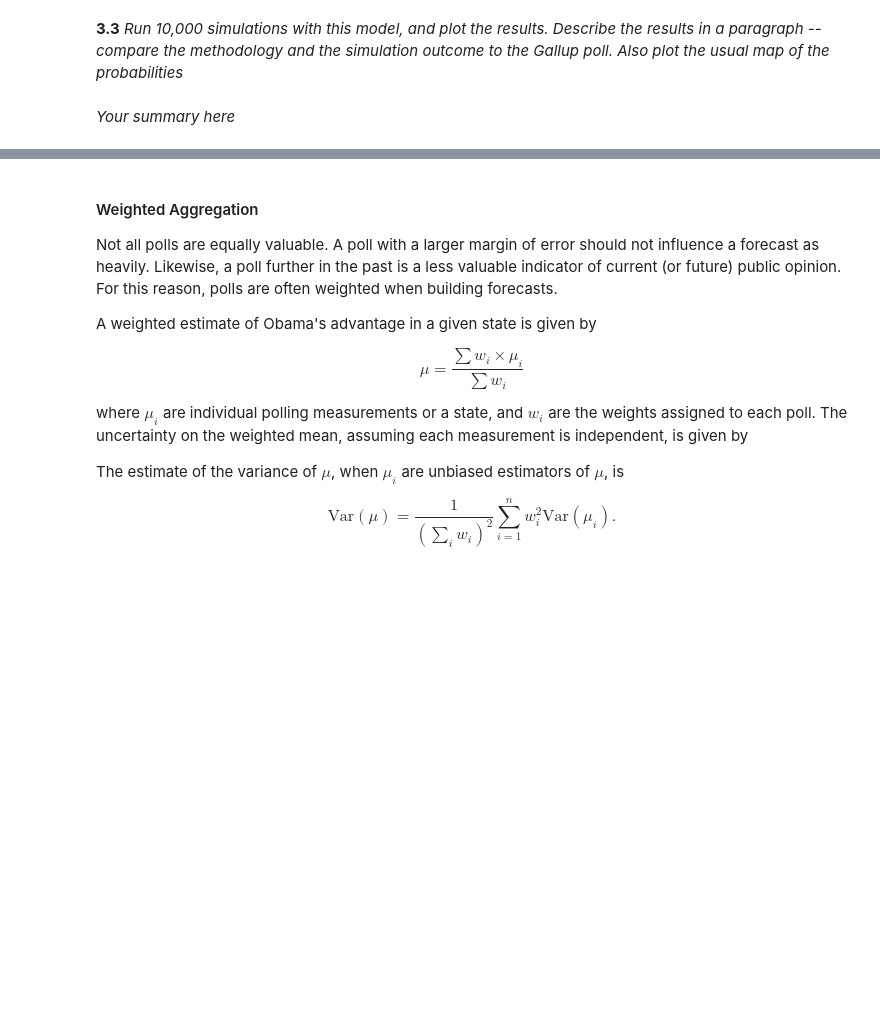
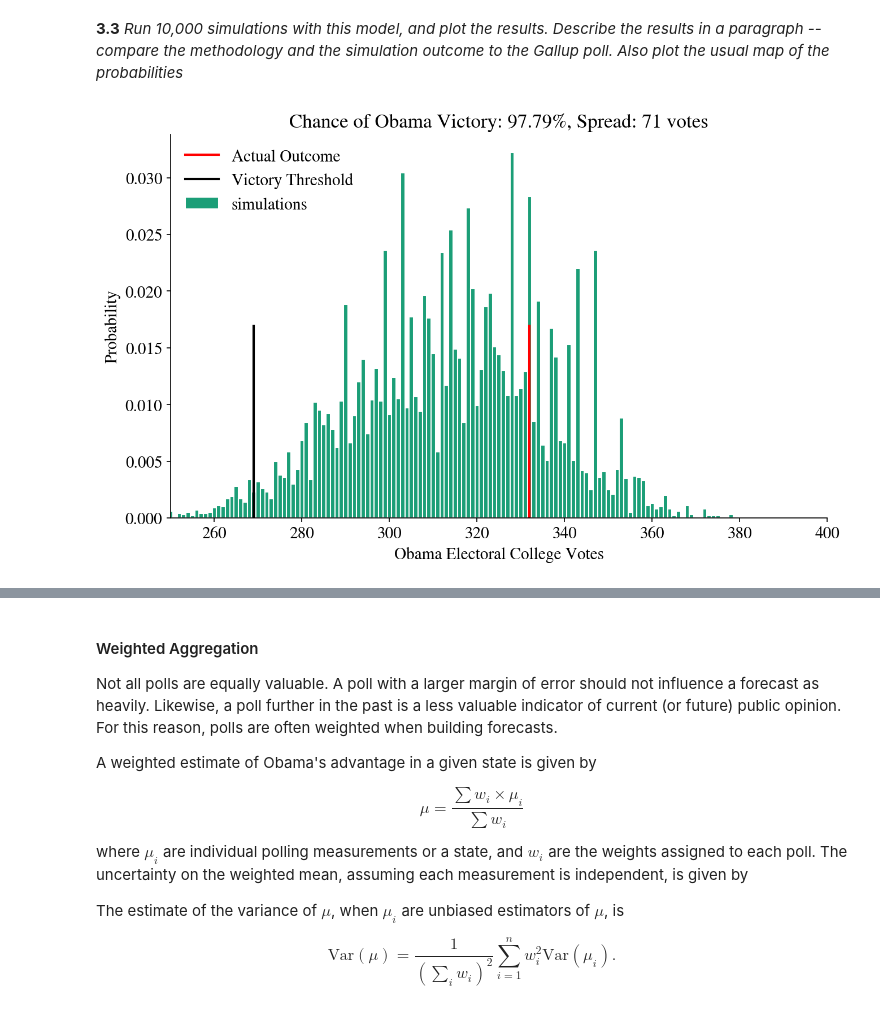
Before and after one commit to delafields/ml-notes, a Jupyter notebook: workshops&tutorials/CS109-DataScience/HW/HW2.ipynb, the cells around one changed output, grey strips where cells are left out. Saved outputs shown, nothing was run; the diff lists cells and outputs as text; code cells hidden in the pictures; blank space fills up the shorter version.

```diff
--- a/workshops&tutorials/CS109-DataScience/HW/HW2.ipynb
+++ b/workshops&tutorials/CS109-DataScience/HW/HW2.ipynb
@@ -1073,14 +1100,16 @@ This approach -- used by the professional poll analysists -- involves combining
 # %% [markdown]
 The following table aggregates many of the pre-election polls available as of October 2, 2012. We are most interested in the column "obama_spread". We will clean the data for you:
 # %%
-multipoll = pd.read_csv('data/cleaned-state_data2012.csv', index_col=0)
+multipoll = pd.read_csv('../data/cleaned-state_data2012.csv', index_col=0)
 
 #convert state abbreviation to full name
 multipoll.State.replace(states_abbrev, inplace=True)
 
 #convert dates from strings to date objects, and compute midpoint
-multipoll.start_date = multipoll.start_date.apply(pd.datetools.parse)
-multipoll.end_date = multipoll.end_date.apply(pd.datetools.parse)
+multipoll.start_date = pd.to_datetime(multipoll.start_date)
+#multipoll.start_date = multipoll.start_date.apply(pd.datetools.parse)
+multipoll.end_date = pd.to_datetime(multipoll.end_date)
+#multipoll.end_date = multipoll.end_date.apply(pd.datetools.parse)
 multipoll['poll_date'] = multipoll.start_date + (multipoll.end_date - multipoll.start_date).values / 2
 
 #compute the poll age relative to Oct 2, in days
@@ -1132,6 +1168,14 @@ For states where poll_std isn't finite (because N is too small), estimate the
 poll_std value as .05 * poll_mean
 """
 #your code here
+
+def state_average(multipoll):
+    groups = multipoll.groupby('State')
+    n = groups.size()
+    mean = groups.obama_spread.mean()
+    std = groups.obama_spread.std()
+    std[std.isnull()] = .05 * mean[std.isnull()]
+    return pd.DataFrame(dict(N=n, poll_mean=mean, poll_std=std))
 # %% [markdown]
 Lets call the function on the `multipoll` data frame, and join it with the `electoral_votes` frame.
 # %%
@@ -1176,5 +1236,10 @@ A DataFrame indexed by State, with the following columns:
    Obama: Estimated probability that Obama wins the state
 """
 #your code here
+def aggregated_poll_model(polls):
+    sigma = polls.poll_std
+    prob = .5 * (1 + erf(polls.poll_mean / np.sqrt(2 * sigma**2)))
+
+    return pd.DataFrame(dict(Obama=prob, Votes = polls.Votes))
 # %% [markdown]
 **3.3** *Run 10,000 simulations with this model, and plot the results. Describe the results in a paragraph -- compare the methodology and the simulation outcome to the Gallup poll. Also plot the usual map of the probabilities*
@@ -1183,2 +1245,0 @@ A DataFrame indexed by State, with the following columns:
-# %% [markdown]
-*Your summary here*
@@ -1186,0 +1246,8 @@ A DataFrame indexed by State, with the following columns:
+# %%
+#your code here
+model = aggregated_poll_model(avg)
+sims = simulate_election(model, 10000)
+plot_simulation(sims)
+plt.xlim(250, 400);
+# %% [output]
+[figure, added]
```
Also changed, not shown: parts of 27 cells of this notebook, 2 other files.
